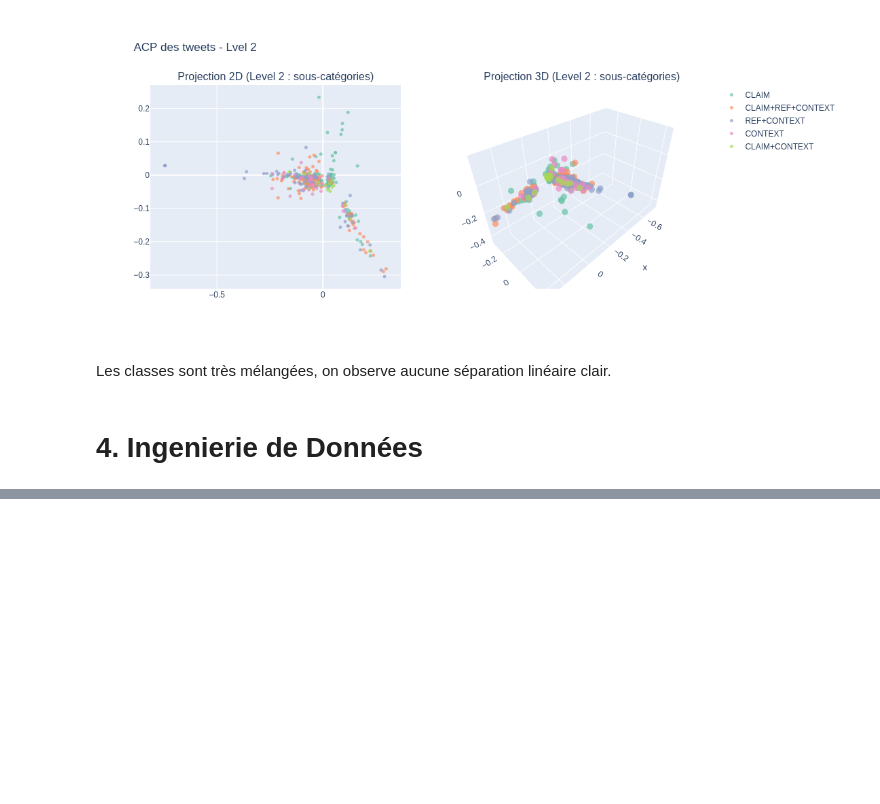
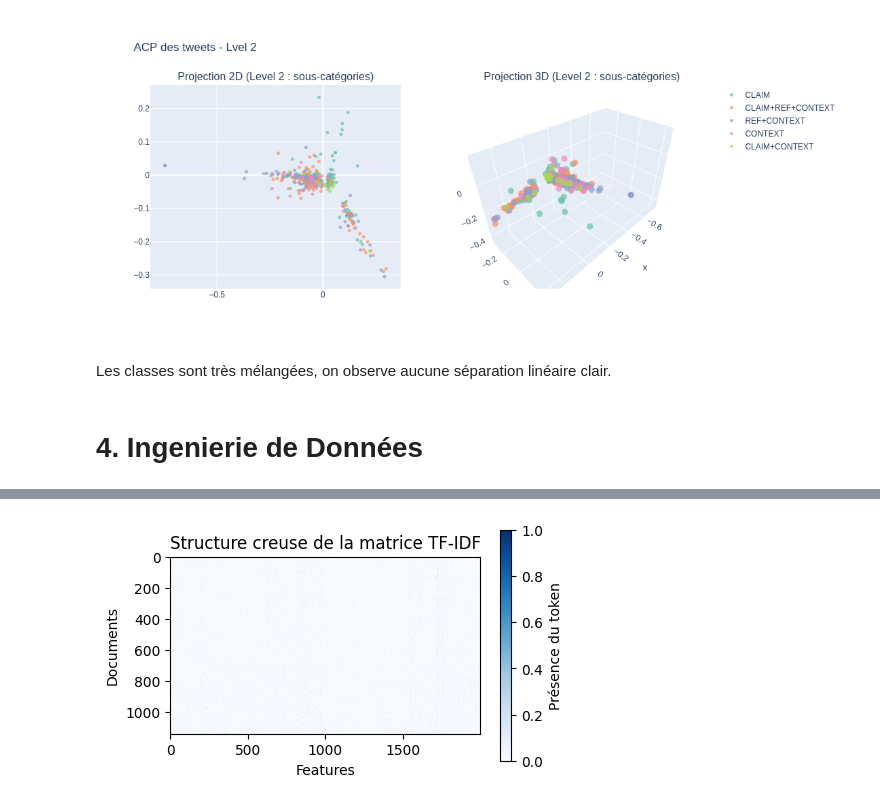
Before and after one commit to LazImane/ML_SciTweets, a Jupyter notebook: ML_SciTweets.ipynb, the cells around one changed output, grey strips where cells are left out. Cells and saved outputs as stored; diff of their text form; code cells hidden in the pictures; blank space fills up the shorter version.

```diff
--- a/ML_SciTweets.ipynb
+++ b/ML_SciTweets.ipynb
@@ -411,0 +438,15 @@ AFTER:  gynecologist cancer experience explain danger transvaginal douche fluori
+# %%
+# Initialisation du vecteur TF-IDF
+vectorizer = TfidfVectorizer(
+    stop_words='english', # Stopwords anglais
+    max_features=2000, # Limiter à 2000 tokens au total
+    token_pattern=r'[a-zA-Z]{2,}' #added because i had numbers
+)
+# fit + transform
+X = vectorizer.fit_transform(df['text_clean'])
+# Affichage sous forme de DataFrame
+df_tfidf = pd.DataFrame(
+data=X.toarray(),
+columns=vectorizer.get_feature_names_out()
+)
+print(df_tfidf)
@@ -411,0 +473,11 @@ AFTER:  gynecologist cancer experience explain danger transvaginal douche fluori
+# %%
+M_tfidf = X.toarray()
+plt.figure(figsize=(5, 3))
+plt.imshow(M_tfidf > 0, cmap="Blues") # bleu = valeur non nulle, gris = zéro
+plt.title("Structure creuse de la matrice TF-IDF")
+plt.xlabel("Features")
+plt.ylabel("Documents")
+plt.colorbar(label="Présence du token")
+plt.show()
+# %% [output]
+[figure, added]
```
Also changed, not shown: parts of 22 cells of this notebook.
